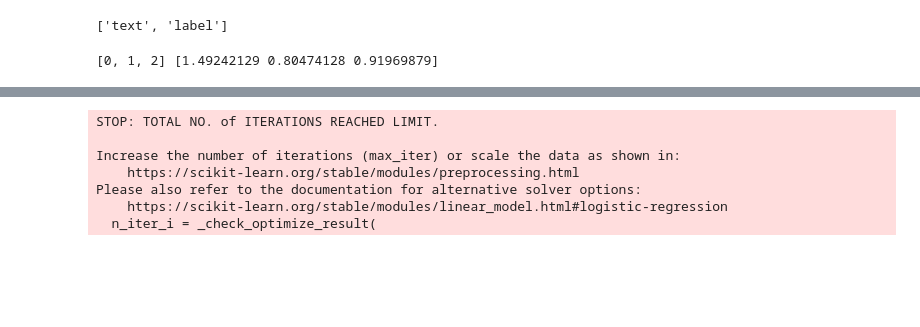
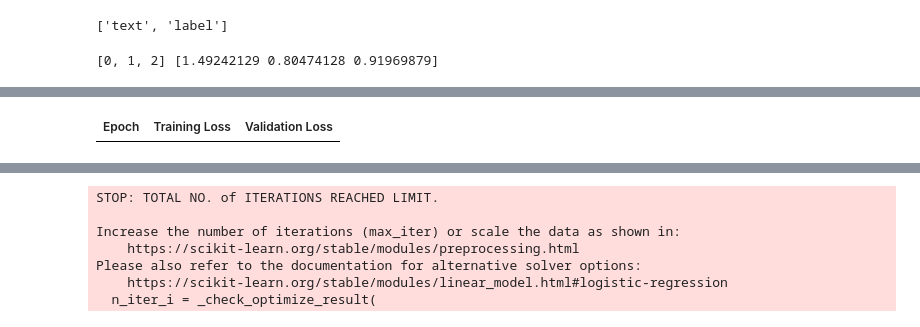
Before and after one commit to ShadaabHasan/student-review-system, a Jupyter notebook: Model/model.ipynb, the cells around one changed output, grey strips where cells are left out. Drawn from its saved outputs; the diff is of its cells as text; code cells hidden in the pictures; blank space fills up the shorter version.

Commit message:
added roberta base model

```diff
--- a/Model/model.ipynb
+++ b/Model/model.ipynb
@@ -360,0 +686,87 @@ model = WeightedLossDistilBERT.from_pretrained(checkpoint, config=config, weight
+# %%
+from transformers import AutoTokenizer, Trainer, TrainingArguments, DataCollatorWithPadding, AutoConfig
+from transformers import RobertaModel, RobertaPreTrainedModel
+from sklearn.utils.class_weight import compute_class_weight
+from sklearn.metrics import accuracy_score
+import numpy as np
+import torch
+import torch.nn as nn
+import pandas as pd
+
+# Assume combined_train and combined_test are already defined and loaded with "text" and "label" columns
+
+# Step 1: Compute class weights
+labels_list = combined_train["label"]
+class_labels = list(set(labels_list))
+class_weights = compute_class_weight(class_weight="balanced", classes=np.array(class_labels), y=np.array(labels_list))
+weights = torch.tensor(class_weights, dtype=torch.float)
+
+# Step 2: Custom Roberta model with weighted loss
+class WeightedLossRoberta(RobertaPreTrainedModel):
+    def __init__(self, config, weight=None):
+        super().__init__(config)
+        self.roberta = RobertaModel(config)
+        self.classifier = nn.Linear(config.hidden_size, config.num_labels)
+        self.loss_fct = nn.CrossEntropyLoss(weight=weight)
+        self.init_weights()
+
+    def forward(self, input_ids=None, attention_mask=None, labels=None, **kwargs):
+        outputs = self.roberta(input_ids=input_ids, attention_mask=attention_mask)
+        pooled_output = outputs.last_hidden_state[:, 0, :]
+        logits = self.classifier(pooled_output)
+        loss = None
+        if labels is not None:
+            loss = self.loss_fct(logits, labels)
+        return {"loss": loss, "logits": logits} if loss is not None else {"logits": logits}
+
+# Step 3: Tokenizer and config
+checkpoint = "roberta-base"
+tokenizer = AutoTokenizer.from_pretrained(checkpoint)
+config = AutoConfig.from_pretrained(checkpoint, num_labels=3)
+model = WeightedLossRoberta(config=config, weight=weights)
+
+# Step 4: Tokenization function
+def tokenize_function(example):
+    return tokenizer(example["text"], padding="max_length", truncation=True, max_length=256)
+
+# Step 5: Tokenize datasets
+tokenized_datasets_train = combined_train.map(tokenize_function, batched=True)
+tokenized_datasets_test = combined_test.map(tokenize_function, batched=True)
+tokenized_datasets_train.set_format(type="torch", columns=["input_ids", "attention_mask", "label"])
+tokenized_datasets_test.set_format(type="torch", columns=["input_ids", "attention_mask", "label"])
+
+# Step 6: Data collator
+data_collator = DataCollatorWithPadding(tokenizer=tokenizer)
+
+# Step 7: Accuracy metric
+def compute_metrics(eval_pred):
+    logits, labels = eval_pred
+    predictions = np.argmax(logits, axis=-1)
+    return {"accuracy": accuracy_score(labels, predictions)}
+
+# Step 8: Training arguments
+training_args = TrainingArguments(
+    output_dir="./results",
+    eval_strategy="epoch",
+    learning_rate=2e-5,
+    per_device_train_batch_size=16,
+    per_device_eval_batch_size=16,
+    num_train_epochs=5,
+    weight_decay=0.01,
+    logging_steps=10,
+)
+
+# Step 9: Trainer
+trainer = Trainer(
+    model=model,
+    args=training_args,
+    train_dataset=tokenized_datasets_train,
+    eval_dataset=tokenized_datasets_test,
+    tokenizer=tokenizer,
+    data_collator=data_collator,
+    compute_metrics=compute_metrics,
+)
+
+# Step 10: Train
+trainer.train()
+# %% [output]
@@ -360,0 +774 @@ model = WeightedLossDistilBERT.from_pretrained(checkpoint, config=config, weight
+| Epoch | Training Loss | Validation Loss |
```
Also changed, not shown: parts of 14 cells of this notebook.
